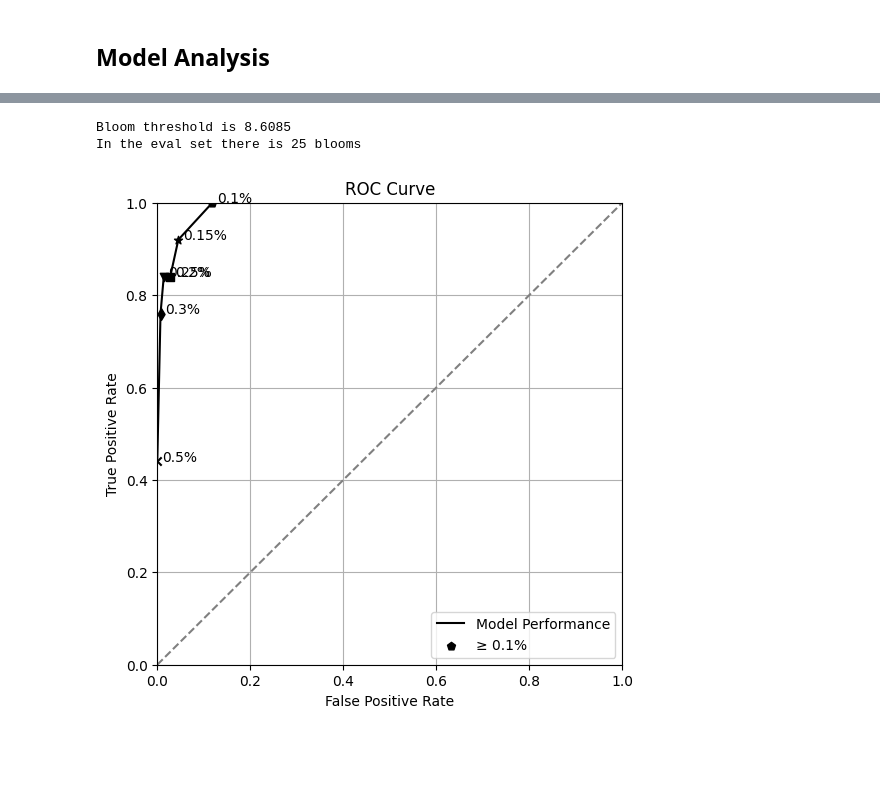
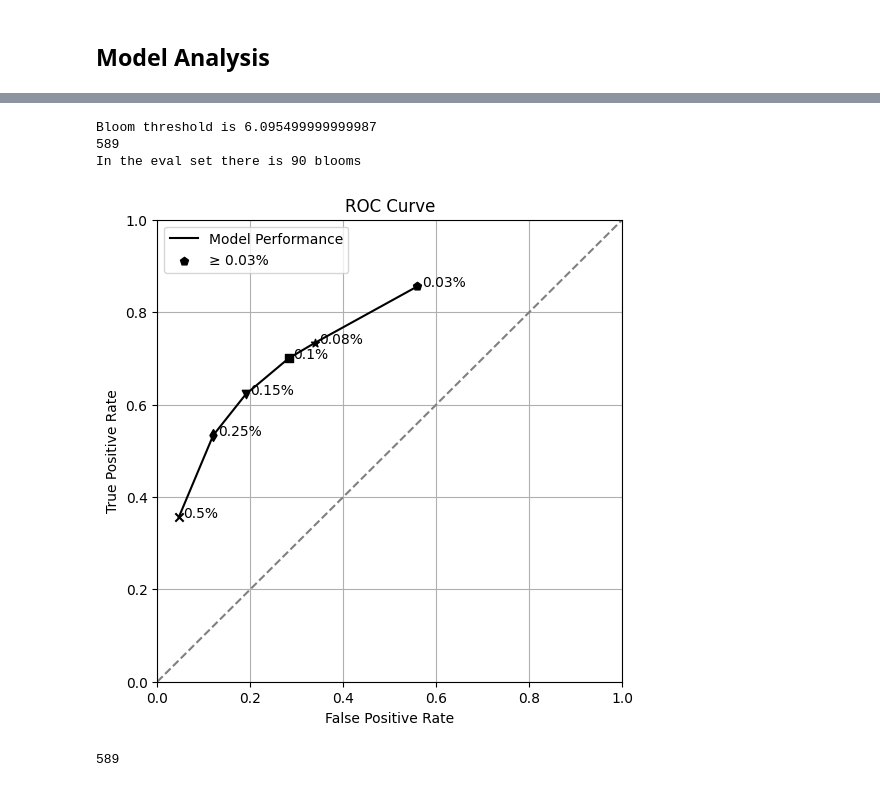
Before and after one commit to aparaselli/HAB-Prediction-Research, a Jupyter notebook: Code/model_analysis.ipynb, the cells around one changed output, grey strips where cells are left out. Drawn from its saved outputs; the diff is of its cells as text; code cells hidden in the pictures; blank space fills up the shorter version.

```diff
--- a/Code/model_analysis.ipynb
+++ b/Code/model_analysis.ipynb
@@ -37,8 +37,8 @@ warnings.filterwarnings("ignore",
     message="A worker stopped while some jobs were given to the executor.",
     module="joblib.externals.loky.process_executor")
 # %%
-data_path = "Data/d1carter_data_w_gaps.csv"
-model_path = "800_sample_bioluminescent_carter_models.csv"
+data_path = "Data/carter_data_w_gaps.csv"
+model_path = "800_sample_no_test_carter_models.csv"
 # %%
 def str_to_list(s):
     s = s.replace('nan', 'null')  # Replace 'nan' with 'null' for JSON compatibility
@@ -85,7 +85,7 @@ def clean_data(data_path):
 
 data = clean_data(data_path)
 parameters = process_parameters(model_path)
-target = 'Lingulodinium_polyedra'
+target = 'Avg_Chloro'#'Lingulodinium_polyedra'
 parameters
 # %% [output]
 |  | Unnamed: 0 | target | columns | E | theta | rho | rmse | pred |
@@ -168,47 +171,55 @@ outputs -> array of trues and falses of blooms
 '''
 def ensemble_binary_bloom(parameters_df,n=100,p=0.1,samp=1,bloom_thresh=np.percentile(data[target],95)):
     parameters_df = parameters_df.sort_values(by='rho',ascending=False)
-    parameters_df = parameters_df.iloc[:n*samp].sample(n)
-    sum = np.zeros(np.array(parameters_df['pred'].iloc[0][1:]).size)
+    parameters_df = parameters_df.iloc[0:n*samp:samp]#.sample(n)
+    sum = np.zeros(np.array(parameters_df['pred'].iloc[0][1:-1]).size)
     for i in range(n):
-        curr = np.array(parameters_df['pred'].iloc[i][1:]) > bloom_thresh#np.percentile(parameters_df['pred'].iloc[i].iloc[1:],95)#
+        curr = np.array(parameters_df['pred'].iloc[i][1:-1]) > bloom_thresh#np.percentile(parameters_df['pred'].iloc[i].iloc[1:],95)#
         sum = sum + curr
-    return sum > (n*p)
+    return sum > (n*p), sum
 # %%
 #plot ROC for various sensitivities
-bloom_thresh = np.percentile(data[target].iloc[:1032],95)
+bloom_thresh = np.percentile(data[target].iloc[:1012],95)
 print(f'Bloom threshold is {bloom_thresh}')
-results = ensemble_binary_bloom(parameters,samp=1,p=0.1,bloom_thresh=bloom_thresh)
+results, _ = ensemble_binary_bloom(parameters,samp=1,p=0.1,bloom_thresh=bloom_thresh,n=3)
 observations = data[target].iloc[-1*len(results):] > bloom_thresh
+print(len(observations))
 print(f'In the eval set there is {sum(observations)} blooms')
-p_list = [0.1,0.15,0.2,0.25,0.3,0.5]
-samp = 4
-num_models = 300
+p_list = [0.03,0.08,0.1,0.15,0.25,0.5]
+samp = 2
+num_models = 1000
 TP_list = []
 FP_list = []
 for p in p_list:
-    results = ensemble_binary_bloom(parameters,samp=samp,p=p,bloom_thresh=bloom_thresh,n=num_models)
+    results, _ = ensemble_binary_bloom(parameters,samp=samp,p=p,bloom_thresh=bloom_thresh,n=num_models)
     eval = eval_ensemble(observations, results)
     TP_list.append(eval[1])
     FP_list.append(eval[2])
 
 markers = ['p', '*', 's', 'v', 'd', 'x']
 plt.figure(figsize=(6,6))
 plt.plot(FP_list, TP_list, linestyle='-', color='black', marker='None', label="Model Performance")
 
 for i, (fp, tp, p, marker) in enumerate(zip(FP_list, TP_list, p_list, markers)):
     plt.scatter(fp, tp, marker=marker, color='black', label=f"≥ {p}%" if i == 0 else "")
     plt.text(fp + 0.01, tp, f"{p}%", fontsize=10)
 plt.plot([0, 1], [0, 1], linestyle="--", color="gray")
 plt.xlabel("False Positive Rate")
 plt.ylabel("True Positive Rate")
 plt.xlim(0, 1)
 plt.ylim(0, 1)
 plt.legend()
 plt.grid()
 plt.title("ROC Curve")
 plt.show()
 # %% [output]
-Bloom threshold is 8.6085
-In the eval set there is 25 blooms
+Bloom threshold is 6.095499999999987
+589
+In the eval set there is 90 blooms
-[figure, old version]
+[figure, new version]
+# %%
+val1, val2 = ensemble_binary_bloom(parameters,samp=samp,p=0.2,bloom_thresh=bloom_thresh,n=num_models)
+
+len(val2)
+# %% [output]
+589
```
Also changed, not shown: parts of 6 cells of this notebook, 14 other files.
